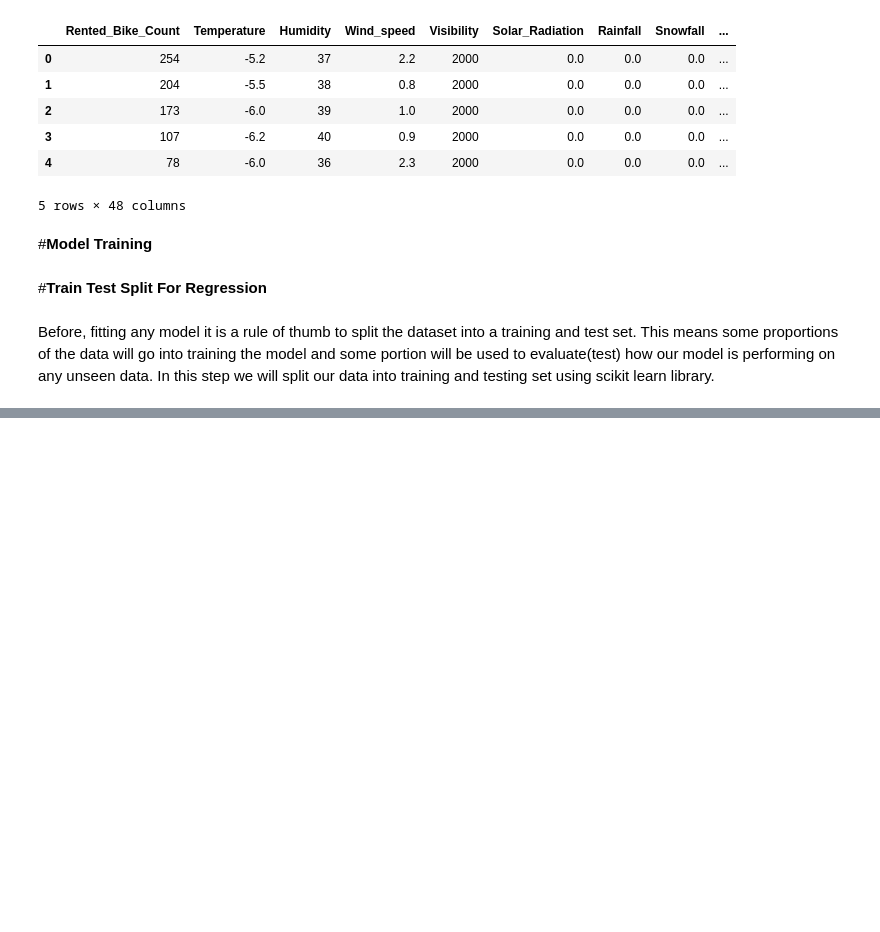
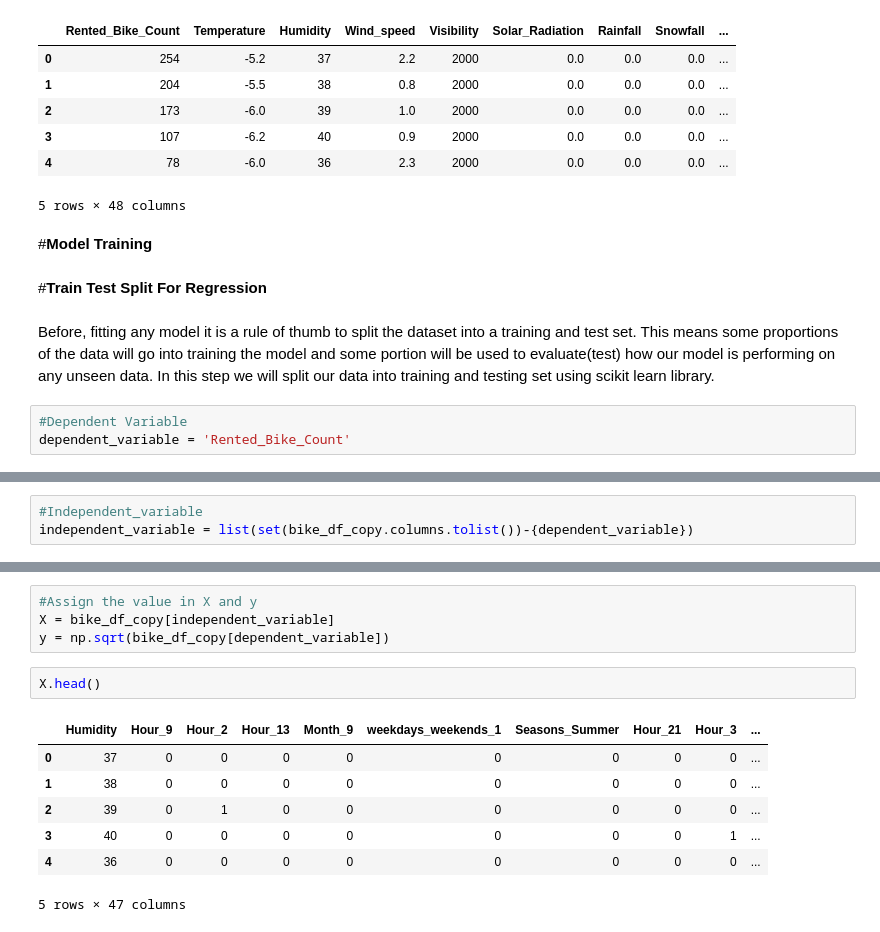
Before and after one commit to sksamima5/Bike-Sharing-Demand-Prediction-, a Jupyter notebook: Bike_Sharing_Demand_Prediction_Capstone_Project.ipynb, the cells around one changed output, grey strips where cells are left out. Drawn from its saved outputs; the diff is of its cells as text; blank space fills up the shorter version.

```diff
--- a/Bike_Sharing_Demand_Prediction_Capstone_Project.ipynb
+++ b/Bike_Sharing_Demand_Prediction_Capstone_Project.ipynb
@@ -791,3 +791,6 @@ bike_df_copy.head()
 #**Train Test Split For Regression**
 # %% [markdown]
 Before, fitting any model it is a rule of thumb to split the dataset into a training and test set. This means some proportions of the data will go into training the model and some portion will be used to evaluate(test) how our model is performing on any unseen data. In this step we will split our data into training and testing set using scikit learn library.
+# %%
+#Dependent Variable
+dependent_variable = 'Rented_Bike_Count'
@@ -793,0 +801,3 @@ Before, fitting any model it is a rule of thumb to split the dataset into a trai
+# %%
+#Independent_variable
+independent_variable = list(set(bike_df_copy.columns.tolist())-{dependent_variable})
@@ -793,0 +824,14 @@ Before, fitting any model it is a rule of thumb to split the dataset into a trai
+# %%
+#Assign the value in X and y
+X = bike_df_copy[independent_variable]
+y = np.sqrt(bike_df_copy[dependent_variable])
+# %%
+X.head()
+# %% [output]
+|  | Humidity | Hour_9 | Hour_2 | Hour_13 | Month_9 | weekdays_weekends_1 | Seasons_Summer | Hour_21 | Hour_3 | ... |
+| 0 | 37 | 0 | 0 | 0 | 0 | 0 | 0 | 0 | 0 | ... |
+| 1 | 38 | 0 | 0 | 0 | 0 | 0 | 0 | 0 | 0 | ... |
+| 2 | 39 | 0 | 1 | 0 | 0 | 0 | 0 | 0 | 0 | ... |
+| 3 | 40 | 0 | 0 | 0 | 0 | 0 | 0 | 0 | 1 | ... |
+| 4 | 36 | 0 | 0 | 0 | 0 | 0 | 0 | 0 | 0 | ... |
+5 rows × 47 columns
```
Also changed, not shown: parts of 15 cells of this notebook.
